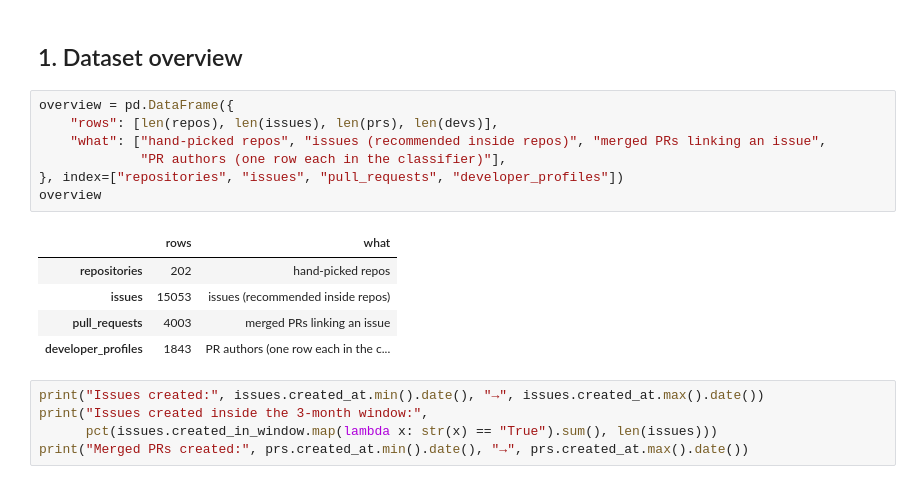
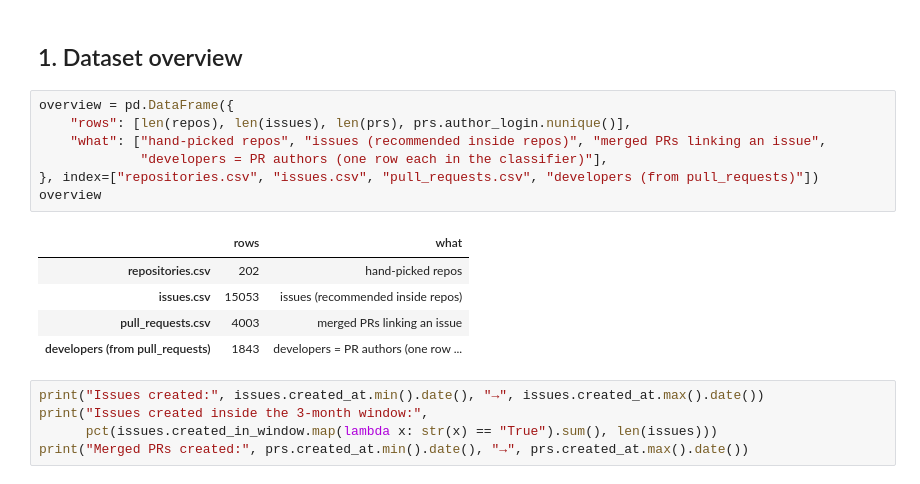
Before and after one commit to iftekhar-ifat/op3nsrc, a Jupyter notebook: notebooks/eda.ipynb, the cells around one changed output. Saved outputs shown, nothing was run; the diff lists cells and outputs as text.

```diff
--- a/notebooks/eda.ipynb
+++ b/notebooks/eda.ipynb
@@ -84,17 +82,17 @@ def pct(n, d):
 ## 1. Dataset overview
 # %%
 overview = pd.DataFrame({
-    "rows": [len(repos), len(issues), len(prs), len(devs)],
+    "rows": [len(repos), len(issues), len(prs), prs.author_login.nunique()],
     "what": ["hand-picked repos", "issues (recommended inside repos)", "merged PRs linking an issue",
-             "PR authors (one row each in the classifier)"],
-}, index=["repositories", "issues", "pull_requests", "developer_profiles"])
+             "developers = PR authors (one row each in the classifier)"],
+}, index=["repositories.csv", "issues.csv", "pull_requests.csv", "developers (from pull_requests)"])
 overview
 # %% [output]
 |  | rows | what |
-| repositories | 202 | hand-picked repos |
-| issues | 15053 | issues (recommended inside repos) |
-| pull_requests | 4003 | merged PRs linking an issue |
-| developer_profiles | 1843 | PR authors (one row each in the c... |
+| repositories.csv | 202 | hand-picked repos |
+| issues.csv | 15053 | issues (recommended inside repos) |
+| pull_requests.csv | 4003 | merged PRs linking an issue |
+| developers (from pull_requests) | 1843 | developers = PR authors (one row ... |
 # %%
 print("Issues created:", issues.created_at.min().date(), "→", issues.created_at.max().date())
 print("Issues created inside the 3-month window:",
```
Also changed, not shown: parts of 5 cells of this notebook, 15 other files.
